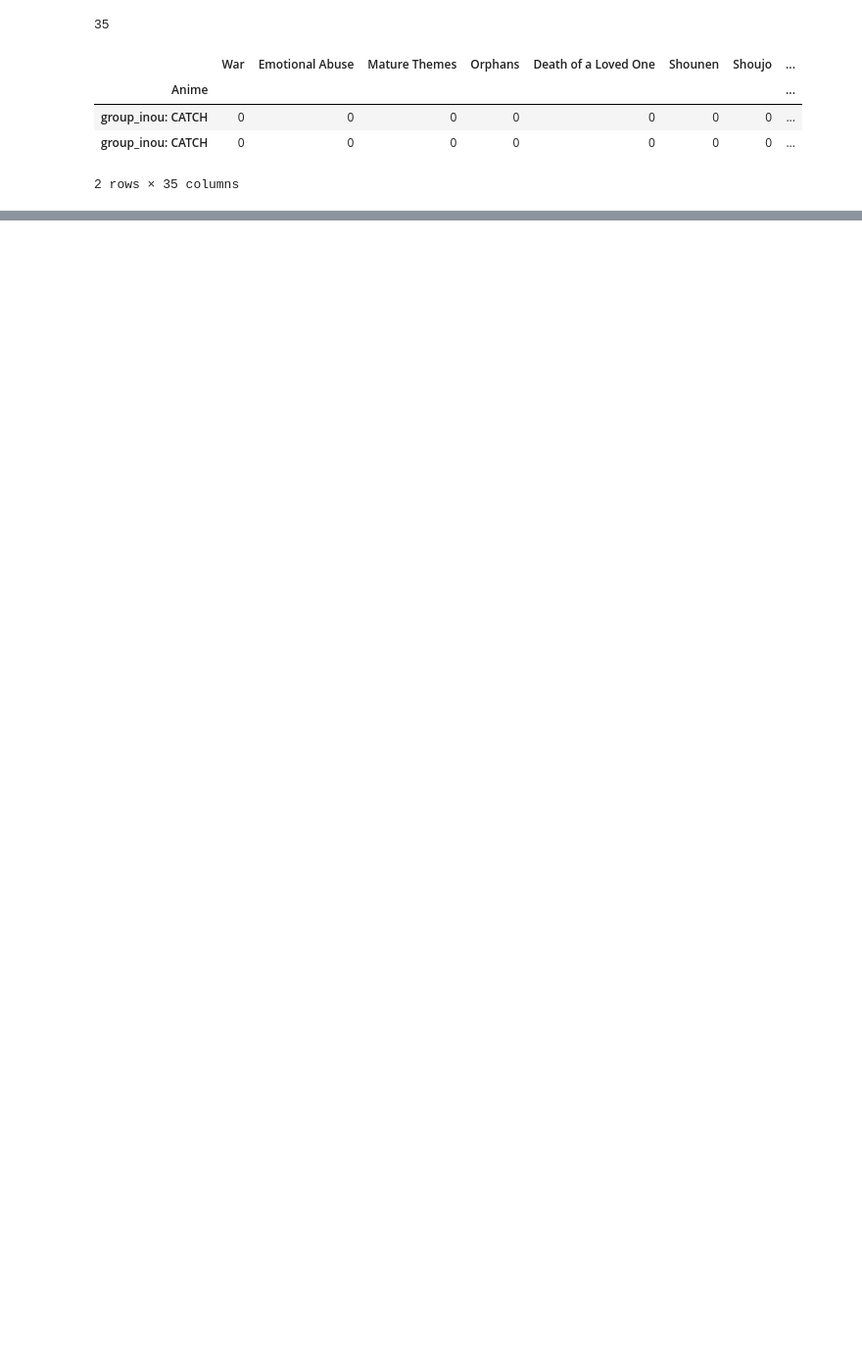
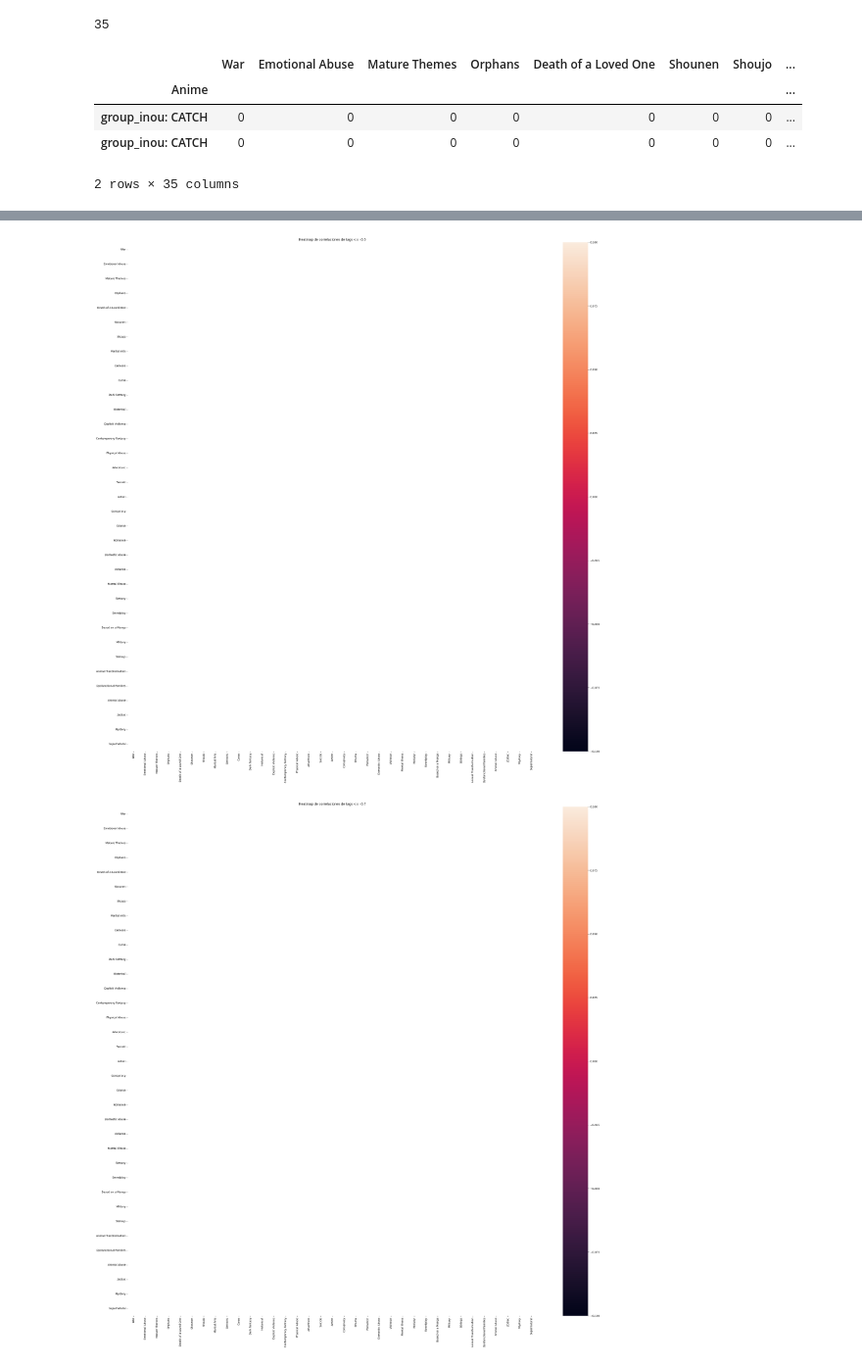
Before and after one commit to VAMarques/Proyecto-Grupo-12, a Jupyter notebook: demo Mativ/tags_exploratorio.ipynb, the cells around one changed output, grey strips where cells are left out. Shown at 98% size. Drawn from its saved outputs; the diff is of its cells as text; code cells hidden in the pictures; blank space fills up the shorter version.

```diff
--- a/demo Mativ/tags_exploratorio.ipynb
+++ b/demo Mativ/tags_exploratorio.ipynb
@@ -110,0 +412,10 @@ all_tags_df_sparse.head()
+# %%
+# En específico, imprimir las correlaciones >= 0.95, que no sean con el mismo tag (diagonal).
+
+corr_subset = all_tags_df_sparse.corr()[all_tags_df_sparse.corr() >= 0.95]
+
+print("Correlaciones >= 0.95:")
+for col in corr_subset.columns:
+    for row in corr_subset.index:
+        if col != row and not np.isnan(corr_subset.loc[row, col]):
+            print(f"\t{row} y {col} tienen una correlación de {corr_subset.loc[row, col]}")
@@ -110,0 +440,28 @@ all_tags_df_sparse.head()
+# %%
+# Ahora, lo mismo de los heatmaps, pero viendo correlacciones negativas. De la misma forma, pero
+# usando valores de correlacción negativos.
+
+for corr_value in [-0.5, -0.7, -0.9, -0.95]:
+    # Obtener el subset de correlaciones que sean >= al valor de correlación que se está considerando
+    corr_subset = all_tags_df_sparse.corr()[all_tags_df_sparse.corr() <= corr_value]
+
+    # Eliminar la diagonal estableciéndola a NaN
+    np.fill_diagonal(corr_subset.values, np.nan)
+
+    # Obtener el número de filas y columnas del subset
+    rows, cols = corr_subset.shape
+
+    # Crear el subplot
+    fig, ax = plt.subplots(figsize=(cols, rows))
+
+    # Crear el heatmap
+    sns.heatmap(corr_subset, annot=True, ax=ax)
+
+    # Ponerle título al heatmap
+    ax.set_title(f"Heatmap de correlaciones de tags <= {corr_value}")
+
+    # Mostrar el heatmap
+    plt.show()
+# %% [output]
+[figure, added]
+[figure, added]
```
Also changed, not shown: parts of 32 cells of this notebook, 3 other files.
